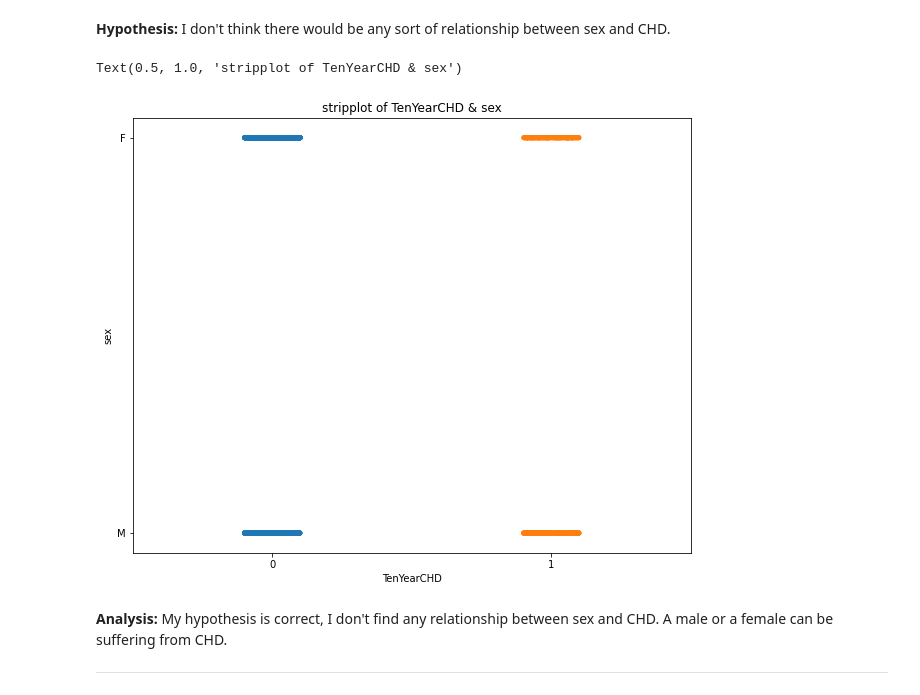
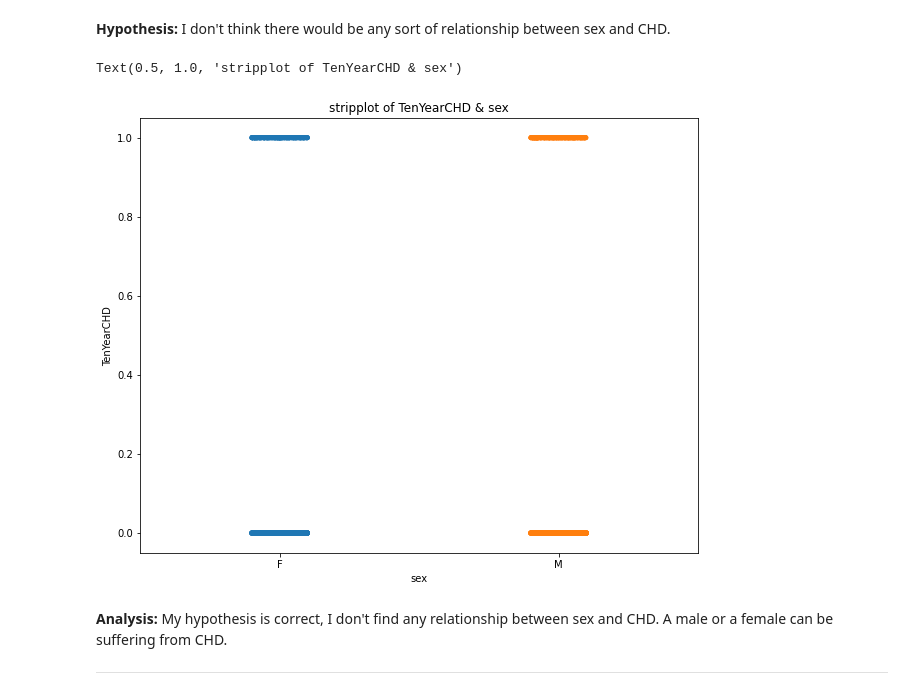
Before and after one commit to Shourya306/Cardio-Vascular-Risk-Prediction-Classification, a Jupyter notebook: Cardiovascular_Risk_Prediction_Classification.ipynb, the cells around one changed output. Saved outputs shown, nothing was run; the diff lists cells and outputs as text; code cells hidden in the pictures.

```diff
--- a/Cardiovascular_Risk_Prediction_Classification.ipynb
+++ b/Cardiovascular_Risk_Prediction_Classification.ipynb
@@ -237,9 +237,3 @@ dtype: int64
 # Dropping the id column from the dataset.
 
 cardio_df.drop('id', axis = 1, inplace = True)
-# %%
-# Converting the data type of categorical variables into category and also dividing the columns into categorical and numeric.
-
-cat_var = ['sex','is_smoking','BPMeds','prevalentStroke','prevalentHyp','diabetes','education','TenYearCHD']
-for cat in cat_var:
-   cardio_df[cat] = cardio_df[cat].astype('category')
@@ -377,11 +372,11 @@ _________________________________________________________
 # %%
 # Understanding the relationship between target variable and sex.
 plt.figure(figsize = (10,8))
-sns.stripplot(x = cardio_df['TenYearCHD'], y = cardio_df['sex'])
+sns.stripplot(x = cardio_df['sex'], y = cardio_df['TenYearCHD'])
 plt.title('stripplot of TenYearCHD & sex')
 # %% [output]
 Text(0.5, 1.0, 'stripplot of TenYearCHD & sex')
-[figure, old version]
+[figure, new version]
 # %% [markdown]
 **Analysis:** My hypothesis is correct, I don't find any relationship between sex and CHD. A male or a female can be suffering from CHD.
 
```
Also changed, not shown: parts of 25 cells of this notebook.
